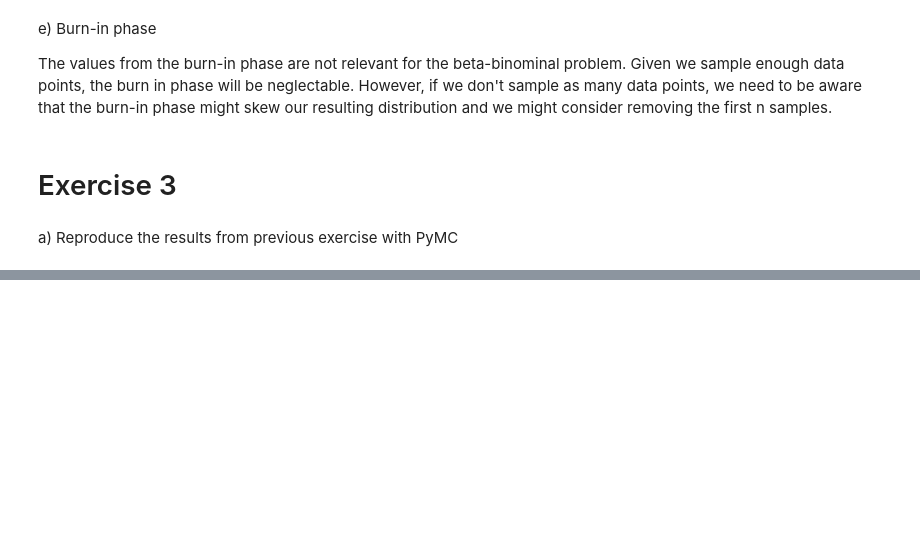
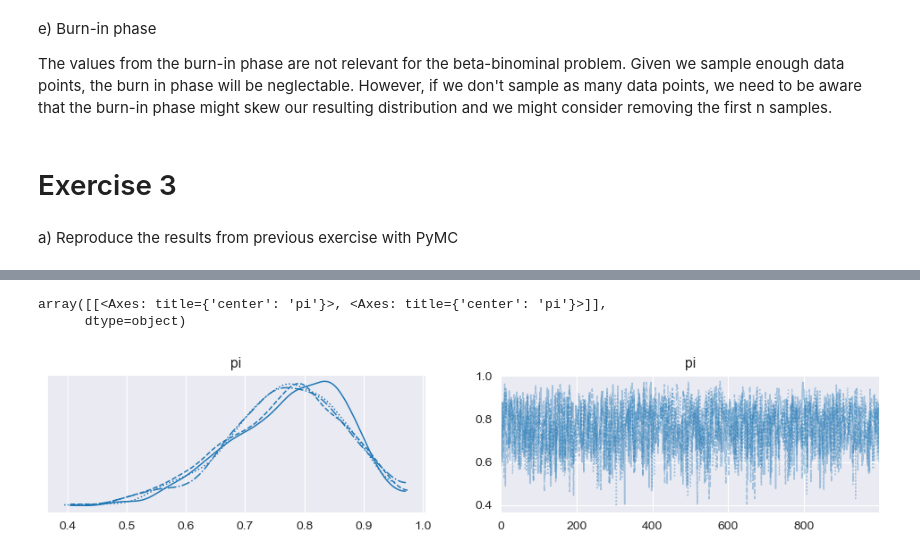
Before and after one commit to marbetschar/ZHAW-Bayesian-Machine-Learning-HS25, a Jupyter notebook: notebooks/week03/BML_Exercises_Week_03.ipynb, the cells around one changed output, grey strips where cells are left out. Cells and saved outputs as stored; diff of their text form; code cells hidden in the pictures; blank space fills up the shorter version.

```diff
--- a/notebooks/week03/BML_Exercises_Week_03.ipynb
+++ b/notebooks/week03/BML_Exercises_Week_03.ipynb
@@ -328,0 +423,6 @@ a) Reproduce the results from previous exercise with PyMC
+# %%
+az.plot_trace(trace)
+# %% [output]
+array([[<Axes: title={'center': 'pi'}>, <Axes: title={'center': 'pi'}>]],
+      dtype=object)
+[figure, added]
```
Also changed, not shown: parts of 32 cells of this notebook, 1 other file.
